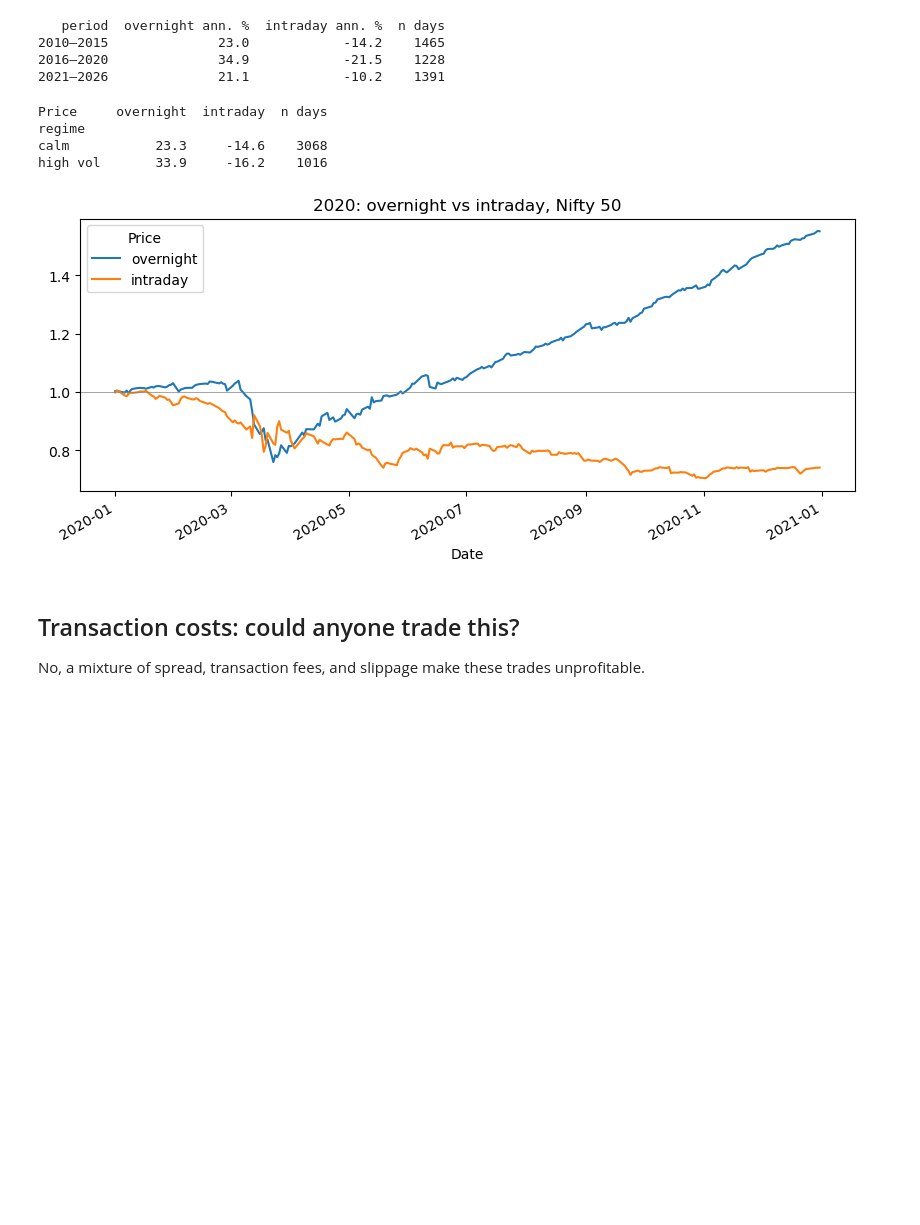
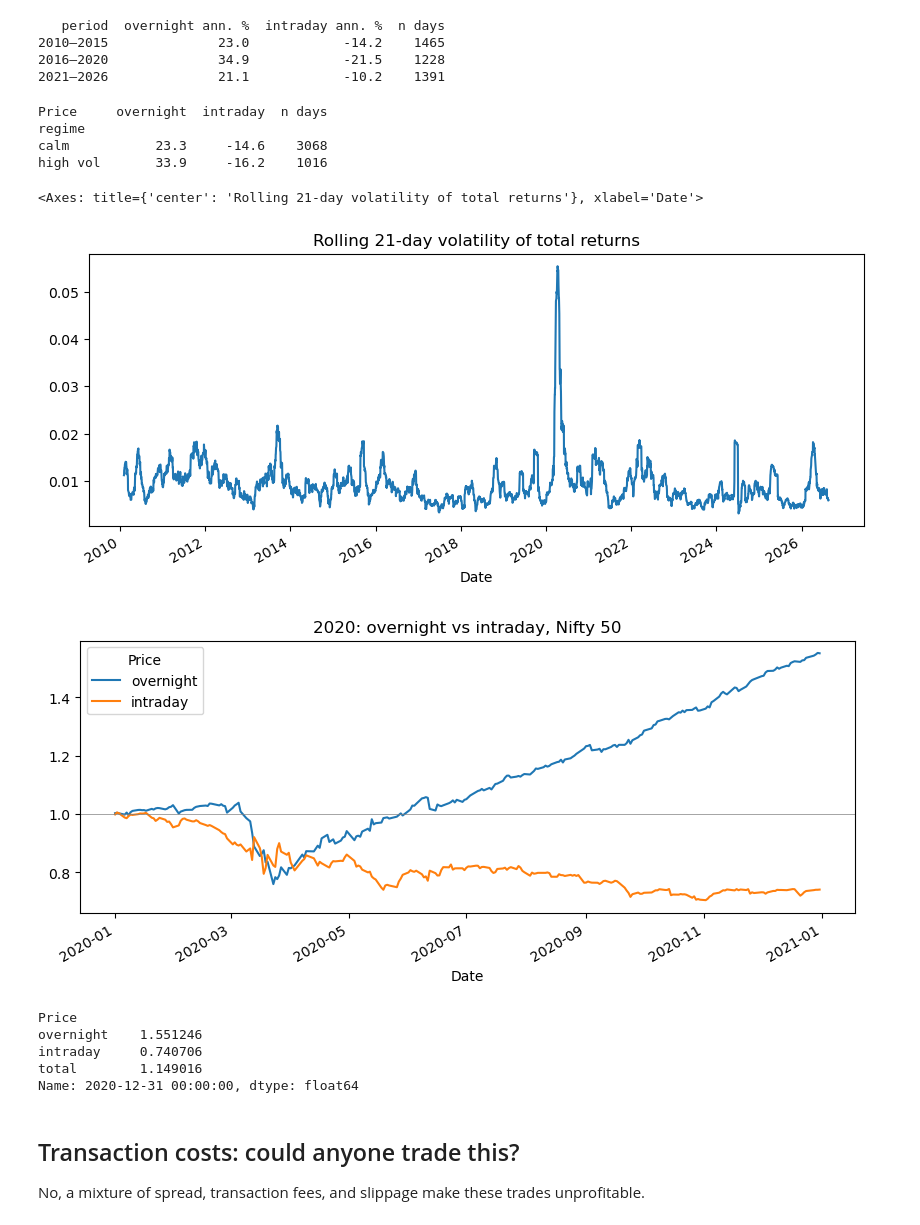
Before and after one commit to architlaskar/Nifty-Overnight-Returns, a Jupyter notebook: Returns.ipynb, the cells around one changed output. Cells and saved outputs as stored; diff of their text form; code cells hidden in the pictures; blank space fills up the shorter version.

```diff
--- a/Returns.ipynb
+++ b/Returns.ipynb
@@ -132,24 +132,35 @@ print(pd.DataFrame(rows).round(1).to_string(index=False))
 # %%
 df["roll_vol"] = df["total"].rolling(21).std()
 threshold = df["roll_vol"].quantile(0.75)
 df["regime"] = np.where(df["roll_vol"] > threshold, "high vol", "calm")
 
 regime_stats = df.groupby("regime")[["overnight", "intraday"]].mean() * 252 * 100
 regime_stats["n days"] = df.groupby("regime").size()
 print(regime_stats.round(1))
+df["roll_vol"].plot(figsize=(10,4), title="Rolling 21-day volatility of total returns")
 # %% [output]
 Price     overnight  intraday  n days
 regime
 calm           23.3     -14.6    3068
 high vol       33.9     -16.2    1016
+<Axes: title={'center': 'Rolling 21-day volatility of total returns'}, xlabel='Date'>
+[figure, added]
 # %%
 sub = df.loc["2020-01-01":"2020-12-31"]
 (1 + sub[["overnight", "intraday"]].fillna(0)).cumprod().plot(figsize=(10, 4))
 plt.title("2020: overnight vs intraday, Nifty 50")
 plt.axhline(1, color="grey", lw=0.5)
 plt.show()
+
+sub = df.loc["2020-01-01":"2020-12-31"]
+print((1 + sub[["overnight","intraday","total"]].fillna(0)).cumprod().iloc[-1])
 # %% [output]
 [figure]
+Price
+overnight    1.551246
+intraday     0.740706
+total        1.149016
+Name: 2020-12-31 00:00:00, dtype: float64
 # %% [markdown]
 ## Transaction costs: could anyone trade this?
 
```
Also changed, not shown: 1 other file.
